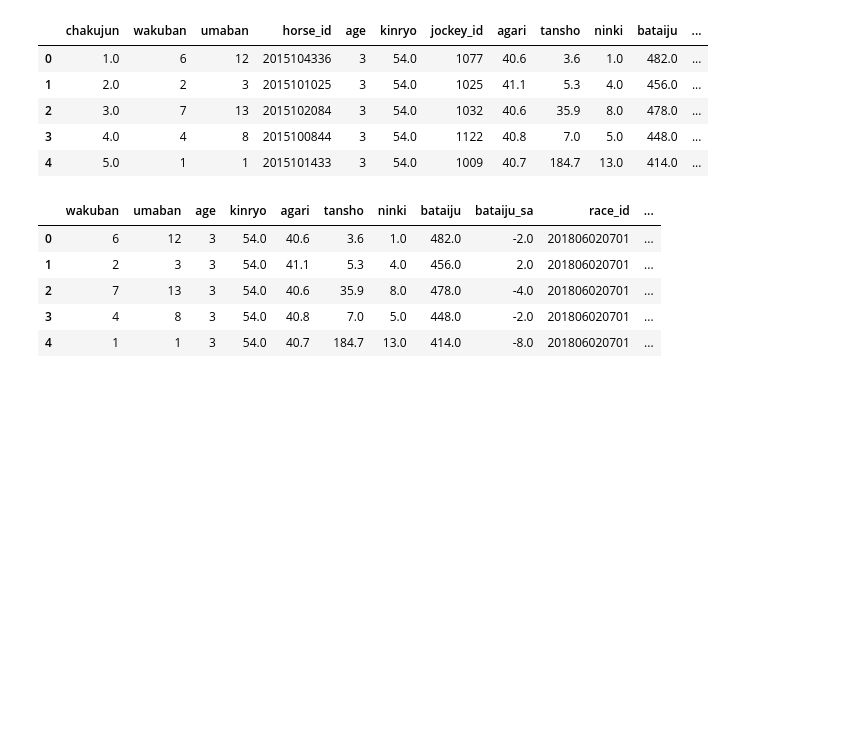
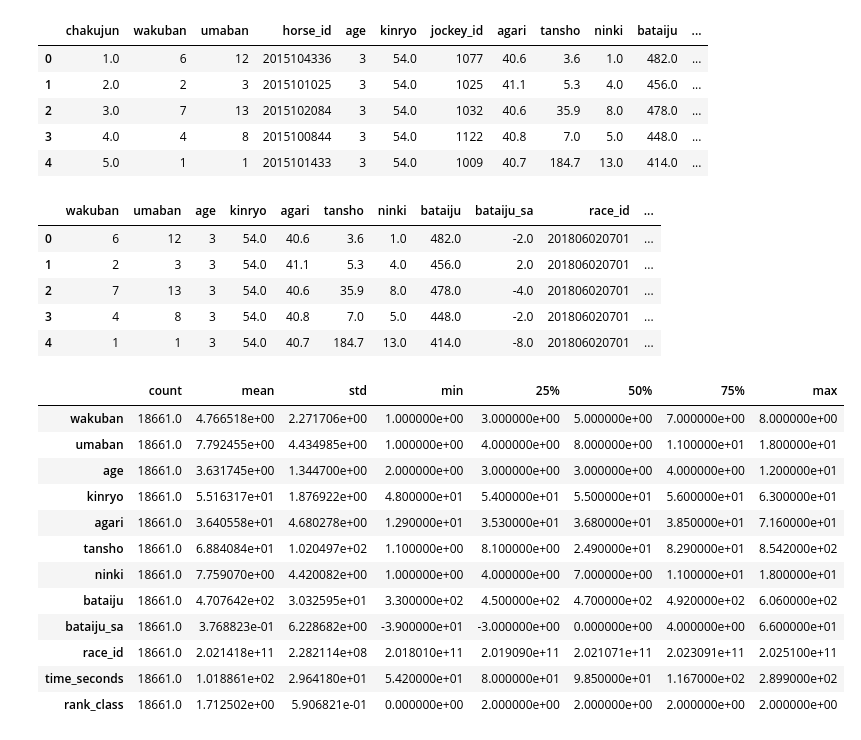
Before and after one commit to yut0takagi/ass-production-management, a Jupyter notebook: notebook/2-01-data-engineering.ipynb, the cells around one changed output. Saved outputs shown, nothing was run; the diff lists cells and outputs as text; code cells hidden in the pictures; blank space fills up the shorter version.

```diff
--- a/notebook/2-01-data-engineering.ipynb
+++ b/notebook/2-01-data-engineering.ipynb
@@ -70,6 +70,22 @@ treated_df.head()
 | 2 | 7 | 13 | 3 | 54.0 | 40.6 | 35.9 | 8.0 | 478.0 | -4.0 | 201806020701 | ... |
 | 3 | 4 | 8 | 3 | 54.0 | 40.8 | 7.0 | 5.0 | 448.0 | -2.0 | 201806020701 | ... |
 | 4 | 1 | 1 | 3 | 54.0 | 40.7 | 184.7 | 13.0 | 414.0 | -8.0 | 201806020701 | ... |
+# %%
+treated_df.describe().T
+# %% [output]
+|  | count | mean | std | min | 25% | 50% | 75% | max |
+| wakuban | 18661.0 | 4.766518e+00 | 2.271706e+00 | 1.000000e+00 | 3.000000e+00 | 5.000000e+00 | 7.000000e+00 | 8.000000e+00 |
+| umaban | 18661.0 | 7.792455e+00 | 4.434985e+00 | 1.000000e+00 | 4.000000e+00 | 8.000000e+00 | 1.100000e+01 | 1.800000e+01 |
+| age | 18661.0 | 3.631745e+00 | 1.344700e+00 | 2.000000e+00 | 3.000000e+00 | 3.000000e+00 | 4.000000e+00 | 1.200000e+01 |
+| kinryo | 18661.0 | 5.516317e+01 | 1.876922e+00 | 4.800000e+01 | 5.400000e+01 | 5.500000e+01 | 5.600000e+01 | 6.300000e+01 |
+| agari | 18661.0 | 3.640558e+01 | 4.680278e+00 | 1.290000e+01 | 3.530000e+01 | 3.680000e+01 | 3.850000e+01 | 7.160000e+01 |
+| tansho | 18661.0 | 6.884084e+01 | 1.020497e+02 | 1.100000e+00 | 8.100000e+00 | 2.490000e+01 | 8.290000e+01 | 8.542000e+02 |
+| ninki | 18661.0 | 7.759070e+00 | 4.420082e+00 | 1.000000e+00 | 4.000000e+00 | 7.000000e+00 | 1.100000e+01 | 1.800000e+01 |
+| bataiju | 18661.0 | 4.707642e+02 | 3.032595e+01 | 3.300000e+02 | 4.500000e+02 | 4.700000e+02 | 4.920000e+02 | 6.060000e+02 |
+| bataiju_sa | 18661.0 | 3.768823e-01 | 6.228682e+00 | -3.900000e+01 | -3.000000e+00 | 0.000000e+00 | 4.000000e+00 | 6.600000e+01 |
+| race_id | 18661.0 | 2.021418e+11 | 2.282114e+08 | 2.018010e+11 | 2.019090e+11 | 2.021071e+11 | 2.023091e+11 | 2.025100e+11 |
+| time_seconds | 18661.0 | 1.018861e+02 | 2.964180e+01 | 5.420000e+01 | 8.000000e+01 | 9.850000e+01 | 1.167000e+02 | 2.899000e+02 |
+| rank_class | 18661.0 | 1.712502e+00 | 5.906821e-01 | 0.000000e+00 | 2.000000e+00 | 2.000000e+00 | 2.000000e+00 | 2.000000e+00 |
 # %%
 df_x = treated_df.drop('rank_class', axis=1)
 #目的変数
```
Also changed, not shown: 4 other files.
